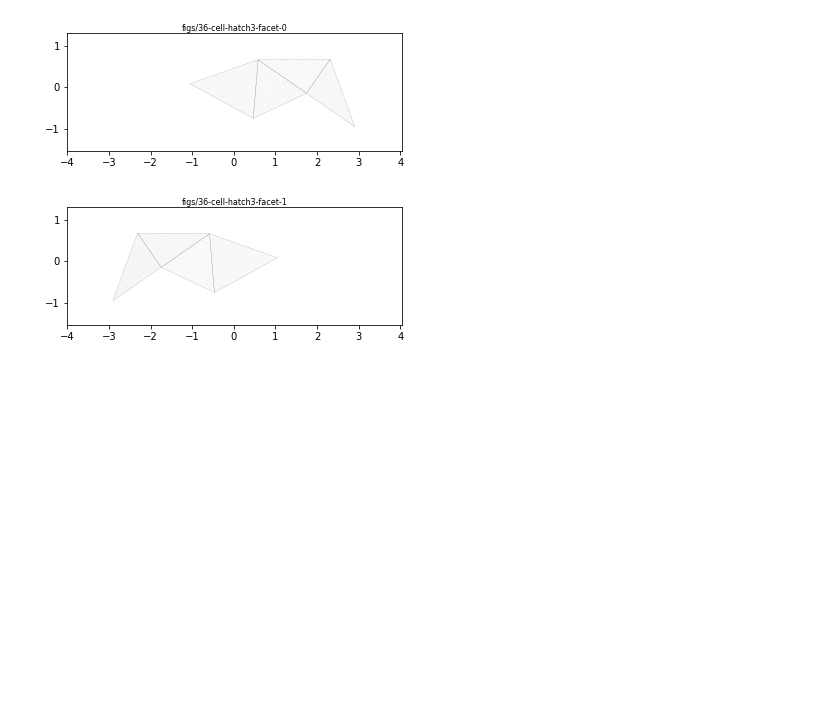
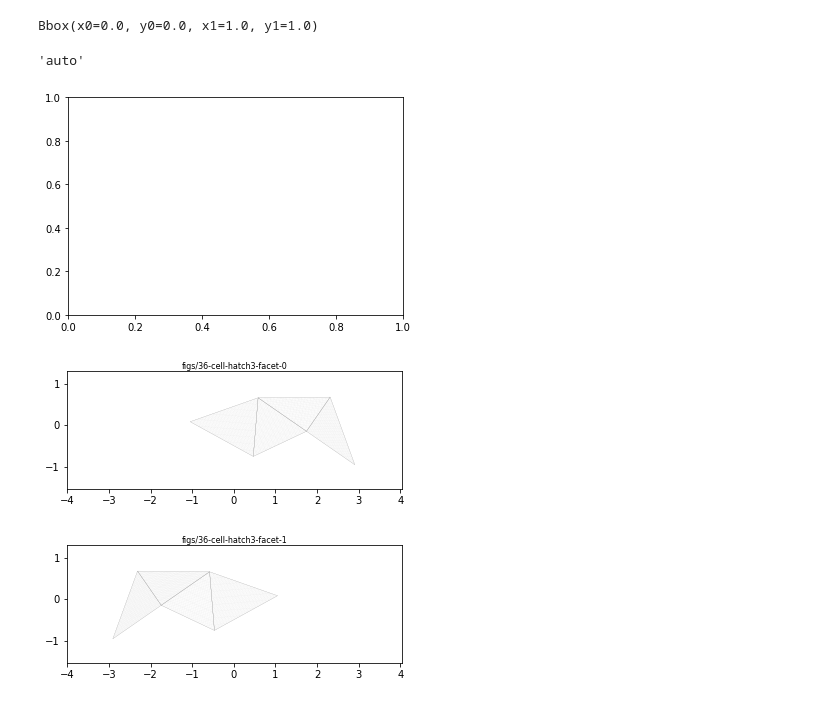
Before and after one commit to awmacpherson/polytope-unfolder, a Jupyter notebook: nets.ipynb, the cells around one changed output. Saved outputs shown, nothing was run; the diff lists cells and outputs as text; code cells hidden in the pictures; blank space fills up the shorter version.

```diff
--- a/nets.ipynb
+++ b/nets.ipynb
@@ -10,6 +10,14 @@ rng = np.random.default_rng()
 with open("polys.json") as fd: polys = json.load(fd)
 
 logger.remove()
+# %%
+fig,ax = plt.subplots()
+print(ax.viewLim)
+ax.get_aspect()
+# %% [output]
+Bbox(x0=0.0, y0=0.0, x1=1.0, y1=1.0)
+'auto'
+[figure, added]
 # %%
 v_24cell = [
     [1, 0, 0, 0], [-1, 0, 0, 0],
```
Also changed, not shown: parts of 3 cells of this notebook, 2 other files.
